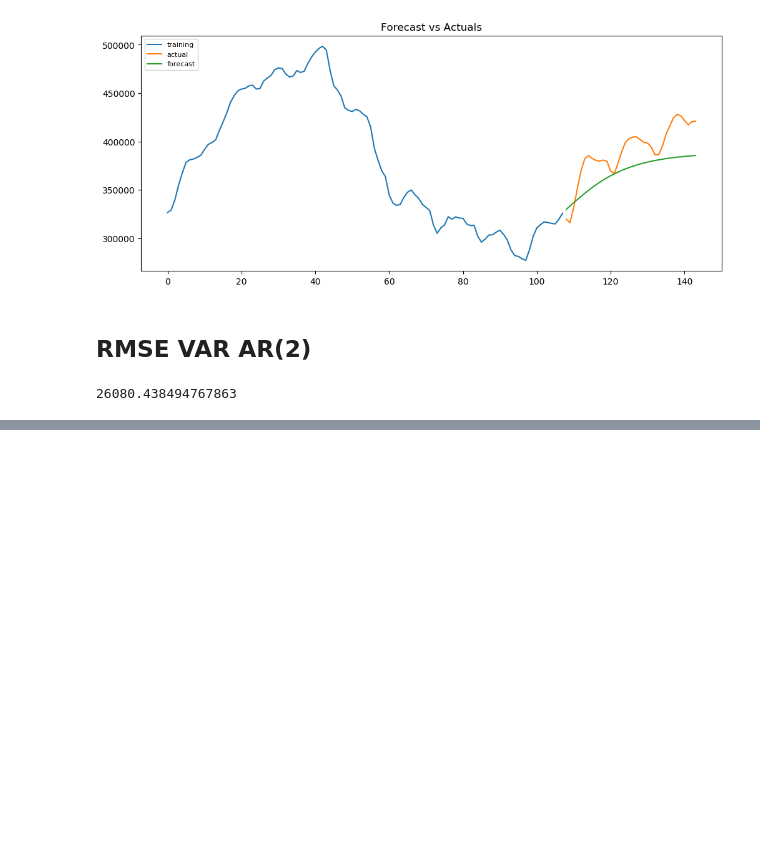
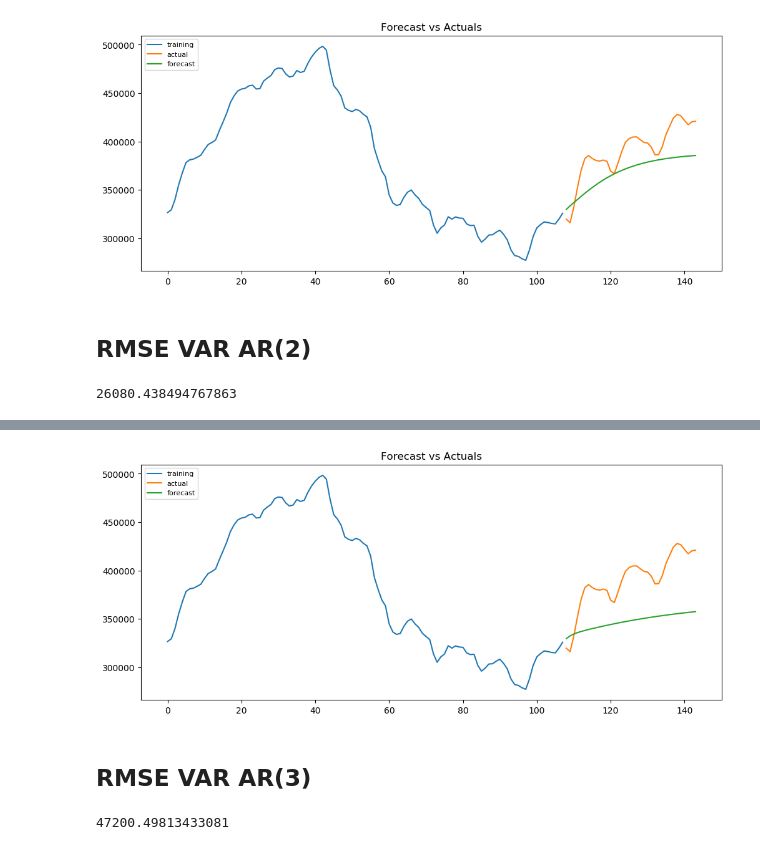
Before and after one commit to ShreejayaB/time-series-project, a Jupyter notebook: Ariana_SAR_VAR_2_variables.ipynb, the cells around one changed output, grey strips where cells are left out. Cells and saved outputs as stored; diff of their text form; code cells hidden in the pictures; blank space fills up the shorter version.

Commit message:
Add additional model VAR(3)

```diff
--- a/Ariana_SAR_VAR_2_variables.ipynb
+++ b/Ariana_SAR_VAR_2_variables.ipynb
@@ -332,0 +335,5 @@ print(rmse)
+# %%
+# Fitting an AR(1) process
+var_model3 = VAR(endog=exog_train)
+var_model3_fit = var_model3.fit(3)
+print(var_model3_fit.summary())
@@ -332,0 +358,29 @@ print(rmse)
+# %%
+# Predicting the MedianSoldPrice of the test sample.
+fc3 = var_model3_fit.forecast(var_model3_fit.y, steps=len(exog_test))
+cols = exog_test.columns
+pred3 = pd.DataFrame(index=exog_test.index,columns=[cols])
+
+for j in range(0,3):
+    for i in range(0, len(fc3)):
+        pred3.iloc[i][j] = fc3[i][j]
+# %%
+pred3.columns = exog_test.columns
+# %%
+plt.figure(figsize=(12,5), dpi=100)
+plt.plot(exog_train.MedianSoldPrice, label='training')
+plt.plot(exog_test.MedianSoldPrice, label='actual')
+plt.plot(pred3.MedianSoldPrice, label='forecast')
+plt.title('Forecast vs Actuals')
+plt.legend(loc='upper left', fontsize=8)
+plt.show()
+# %% [output]
+[figure, added]
+# %% [markdown]
+## RMSE VAR AR(3)
+# %%
+mse = ((pred3['MedianSoldPrice'] - exog_test['MedianSoldPrice']) ** 2).mean()
+rmse=np.sqrt(mse)
+print(rmse)
+# %% [output]
+47200.49813433081
```
Also changed, not shown: parts of 3 cells of this notebook.
